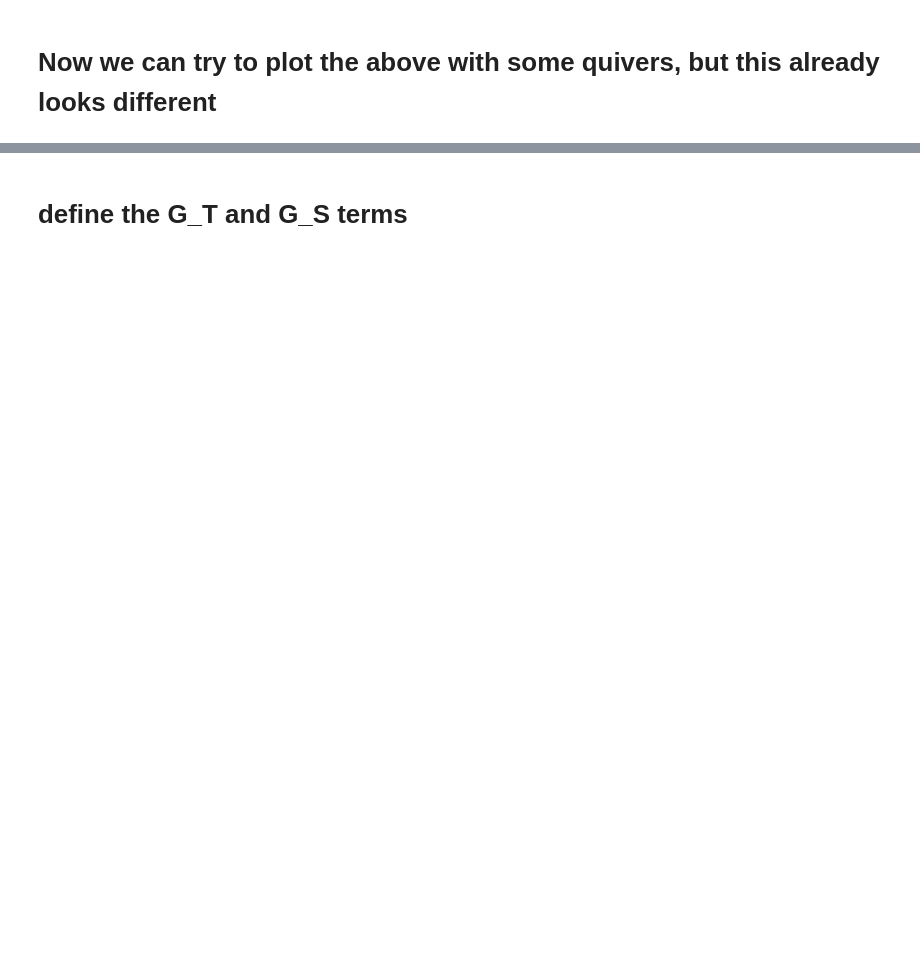
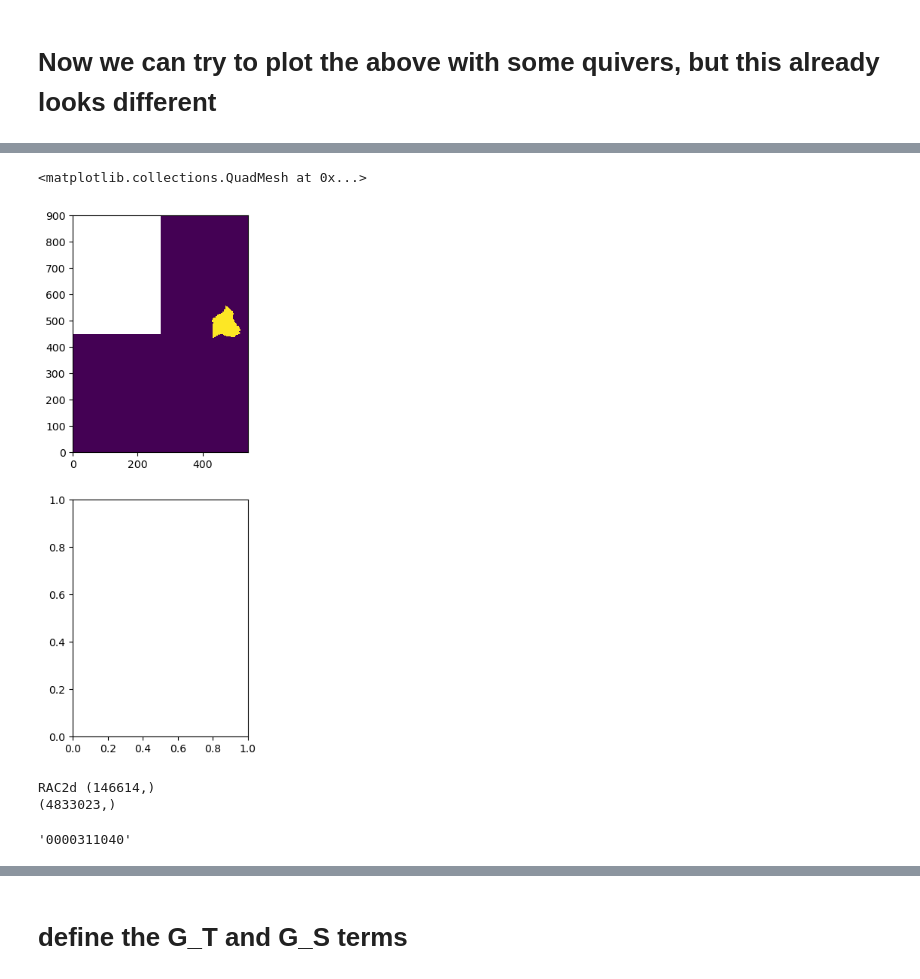
Before and after one commit to margaretmurakami/crios_backups, a Jupyter notebook: ASTE_270/Pemberton_BarentsSpaper/BarentsS_paper/lookat_layers_270_ASTE_01_2025.ipynb, the cells around one changed output, grey strips where cells are left out. Drawn from its saved outputs; the diff is of its cells as text; code cells hidden in the pictures; blank space fills up the shorter version.

Commit message:
moving images to local

```diff
--- a/ASTE_270/Pemberton_BarentsSpaper/BarentsS_paper/lookat_layers_270_ASTE_01_2025.ipynb
+++ b/ASTE_270/Pemberton_BarentsSpaper/BarentsS_paper/lookat_layers_270_ASTE_01_2025.ipynb
@@ -600,0 +597,68 @@ names[0]
+# %%
+# create the basins based on the values and make subplots
+#        1           2          3           4         5         6        7         8      9     10    11       12      13         14
+#strb={'CanadaB','ChukchiS','MakarovB','AmundsenB','NansenB','BeringS','BarentsS','GINs','CAA','SPG','LabSea','NPac','NAtlantic','AtlS30'};
+idxs = np.arange(0,14,1)
+strb=np.array(['CanadaB','ChukchiS','MakarovB','AmundsenB','NansenB','BeringS','BarentsS','GINs','CAA',
+               'SPG','LabSea','NPac','NAtlantic','AtlS30'])
+
+# REDEFINE THESE AND REPLACE STRI with similar phrasing for wet indices
+iBarentsS2D = np.where(ind2d == 6)[0]
+iwet_BarentsS2D = np.where(ind2d_wet == 6)[0]
+# %%
+# # now we should be around line 179
+# iBasinArctic = np.concatenate((iCanada2D,iChukchiS2D,iMakarovB2D,iAmundsenB2D,iNansenB2D))
+# iBasinMedSPG = np.concatenate ((iBasinArctic, iBeringS2D, iBarentsS2D,iGINs2D,iCAA2D,iSPG2D,iLabSea2D))
+# # iBasinGlobal = np.concatenate((iBasinMedSPG, iNPac2D,iNAtlantic2D,iAtlS302D))
+# iBasinGlobal = iwetC2d[np.where(hf2d>0)[0]] ## QUESTION FOR AN - WHAT IS THE CORRECT WAY TO REFERENCE THIS
+
+# make subplots based on these - hope we did this right
+myzero = np.zeros((ny*nx))
+fig,axs = plt.subplots(2,figsize = (3,9))
+
+myzerotmp = myzero.copy() # copy for reference in loop
+myzerotmp[iBarentsS2D] = 1
+myzerotmp =  np.reshape(myzerotmp,(ny,nx))
+myzerotmp = get_aste_tracer(myzerotmp,nfx,nfy)
+axs[0].pcolormesh(myzerotmp[0,:,:])
+
+# myzerotmp = myzero.copy() # copy for reference in loop
+# myzerotmp[iBasinMedSPG] = 1
+# myzerotmp =  np.reshape(myzerotmp,(ny,nx))
+# myzerotmp = get_aste_tracer(myzerotmp,nfx,nfy)
+# axs[1].pcolormesh(myzerotmp[0,:,:])
+
+# myzerotmp = myzero.copy() # copy for reference in loop
+# myzerotmp[iwetC2d[np.where(hf2d>0)[0]]] = 1
+# myzerotmp =  np.reshape(myzerotmp,(ny,nx))
+# myzerotmp = get_aste_tracer(myzerotmp,nfx,nfy)
+# axs[2].pcolormesh(myzerotmp[0,:,:])
+# %% [output]
+<matplotlib.collections.QuadMesh at 0x...>
+[figure, added]
+# %%
+# 2d
+rac2d = read_float64(dirgridw + "RAC_" + str(LwetC2d) + ".data")
+# TEST, ask An
+# rac2d = rac2d.reshape((LwetC2d,2))
+# rac2d = rac2d[:,0]
+print("RAC2d",rac2d.shape)
+
+drf3d = read_float32(dirgridw + "DRF_" + str(LwetC) + ".data")
+
+hf1flat = np.reshape(hf1,hf1.flatten().shape[0])
+hf2d = hf1flat[iwetC2d]
+
+rac2dtile = np.tile(rac2d,(nT-1,1)) #.shape
+hf2dtile = np.tile(hf2d,(nT-1,1))
+# %% [output]
+RAC2d (146614,)
+(4833023,)
+# %%
+
+# small.shape
+
+ffac = 1e-6
+names[-2]
+# %% [output]
+'0000311040'
```
Also changed, not shown: parts of 82 cells of this notebook, 3 other files.
